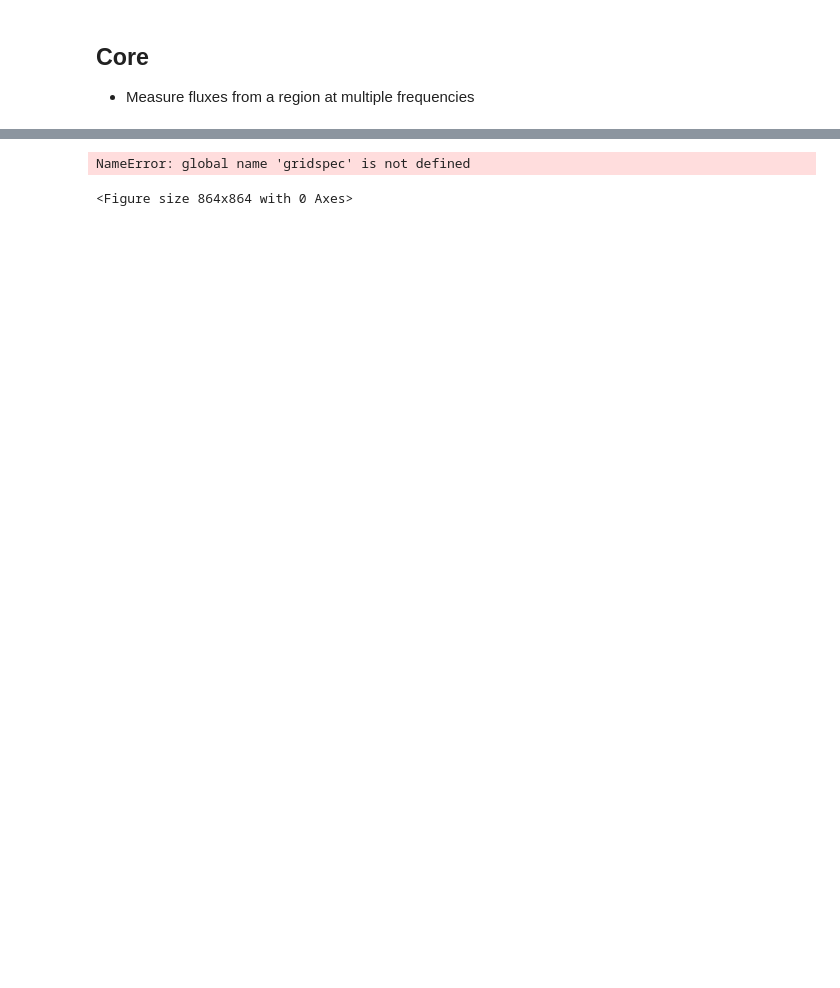
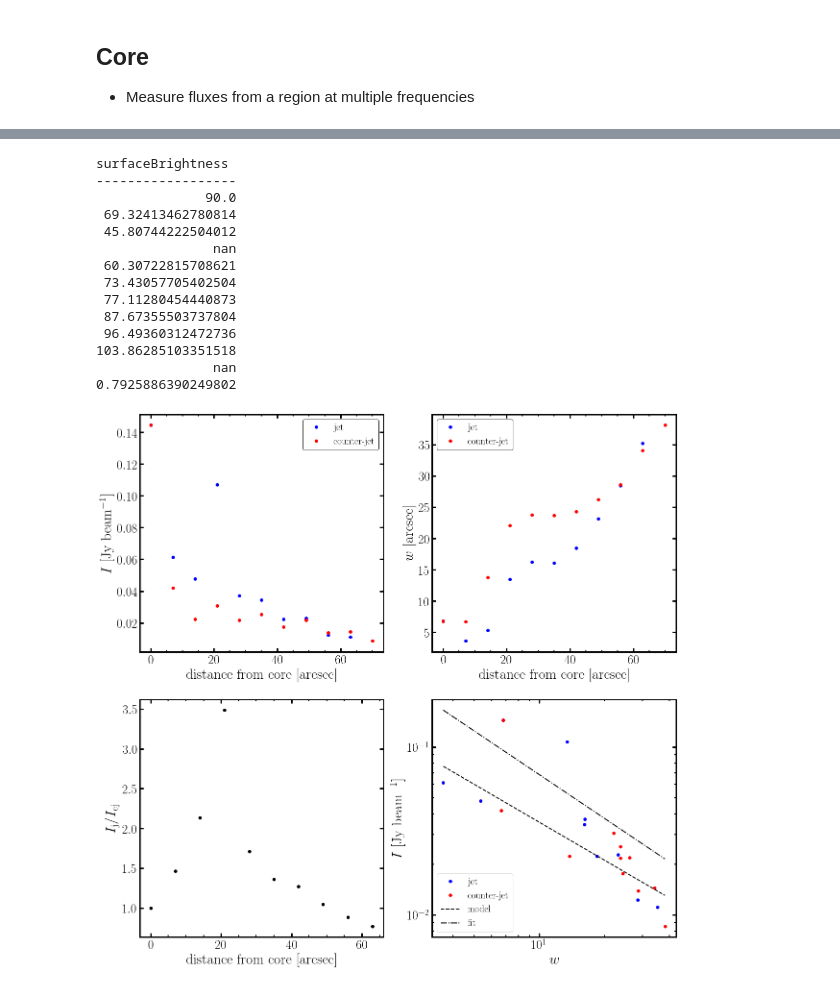
Before and after one commit to Fil8/contData, a Jupyter notebook: Core-jet-cjet.ipynb, the cells around one changed output, grey strips where cells are left out. Cells and saved outputs as stored; diff of their text form; code cells hidden in the pictures; blank space fills up the shorter version.

```diff
--- a/Core-jet-cjet.ipynb
+++ b/Core-jet-cjet.ipynb
@@ -668,20 +275,0 @@ brightRadius(radius[0:-1],surfBright2[0:-1],surfBright1[0:-1],width2[0:-1],width
-# %%
-b,c = splitter(table.columns[0])
-tableCJ = table[0:len(b)+1]
-tableCJrev = np.flip(tableCJ)
-
-
-tableJ = table[len(b):]
-width1 = tableCJrev['deconvolvedWidth']
-width2 = tableJ['deconvolvedWidth']
-
-widthRatio = np.divide(width2,width1)
-
-radius = [0,14,21,30,42,54,63]
-
-outFig = figDir +'widthRadius.png'
-
-sizeRadius(radius[0:-1],width1[0:-1],width2[0:-1],outFig)
-# %% [output]
-NameError: global name 'gridspec' is not defined
-<Figure size 864x864 with 0 Axes>
@@ -689,0 +276,53 @@ outFig = figDir +'widthRatio.png'
+# %%
+
+#inTable
+table= ascii.read(outTables[0])
+#table.remove_row(10)
+b,c = splitter(table.columns[0])
+tableCJ = table[0:len(b)+1]
+tableCJrev = np.flip(tableCJ)
+
+tableJ = table[len(b):]
+tableJ.add_row(np.zeros(len(table.colnames))*np.nan)
+
+widthCJ = tableCJrev['deconvolvedWidth']
+widthJ = tableJ['deconvolvedWidth']
+widthRatio = np.divide(widthJ,widthCJ)
+
+surfBrightCJ = tableCJrev['surfaceBrightness']
+surfBrightJ = tableJ['surfaceBrightness']
+brightRatio = np.divide(surfBrightJ,surfBrightCJ)
+cosAngle = np.divide(np.power(brightRatio,1./(2.+alpha)) - 1. , 1.+np.power(brightRatio,1./(2.+alpha)))/beta
+angle = np.arccos(cosAngle)*180./np.pi
+
+print angle
+
+print np.nanmean(1./brightRatio)
+
+radius = [0,7,14,21,28,35,42,49,56,63,70]
+
+outFig = figDir +'JetCJetAll1D.png'
+
+bright = np.log10(table['surfaceBrightness'])
+width = np.log10(table['deconvolvedWidth'])
+m,b = np.polyfit(width, bright, 1)
+
+
+jCjPlot(radius,surfBrightJ,surfBrightCJ,widthJ,widthCJ,
+        brightRatio,widthRatio,m,b,outFig)
+# %% [output]
+surfaceBrightness
+------------------
+              90.0
+ 69.32413462780814
+ 45.80744222504012
+               nan
+ 60.30722815708621
+ 73.43057705402504
+ 77.11280454440873
+ 87.67355503737804
+ 96.49360312472736
+103.86285103351518
+               nan
+0.7925886390249802
+[figure, added]
```
Also changed, not shown: parts of 7 cells of this notebook, 2 other files.
